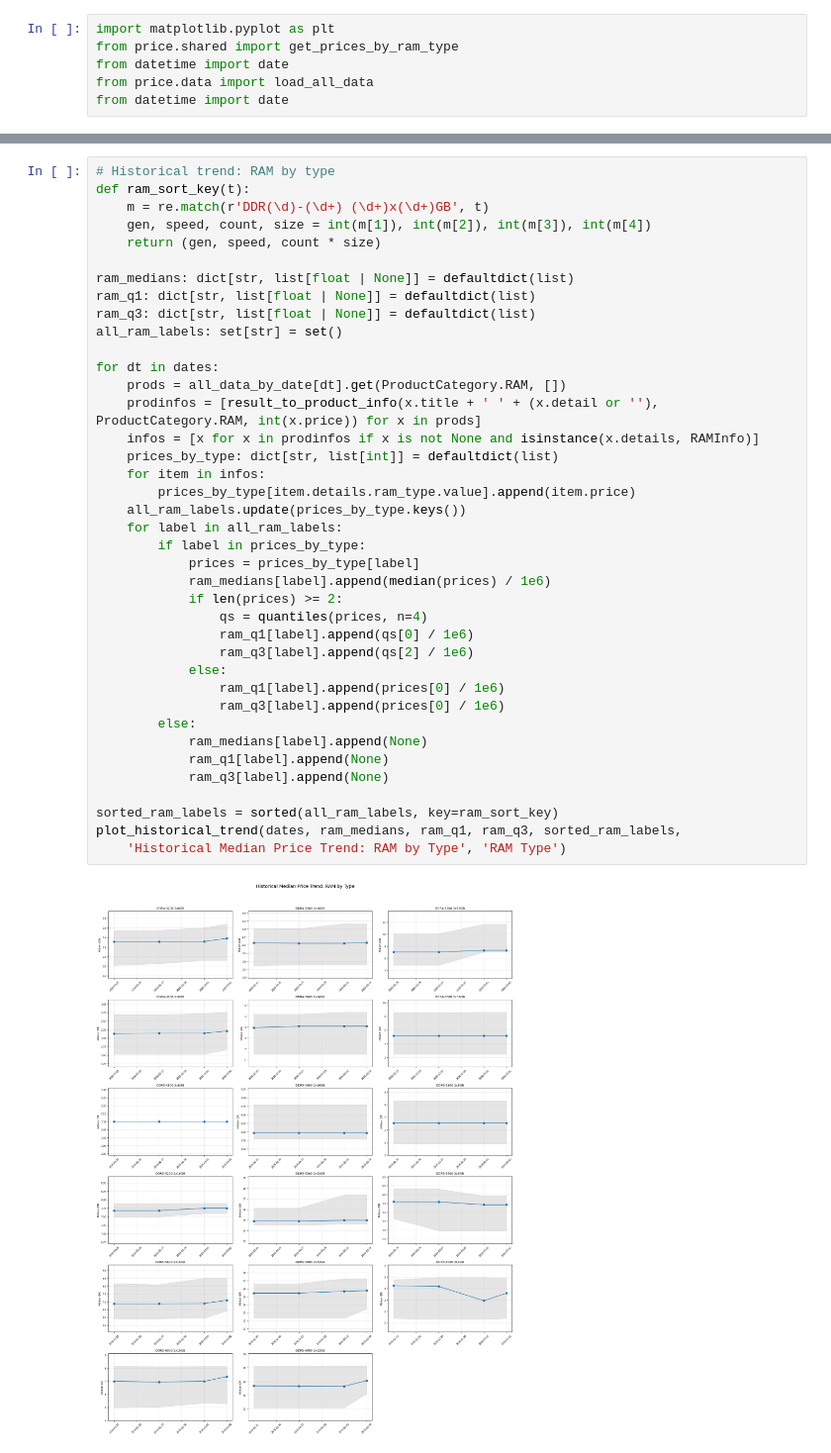
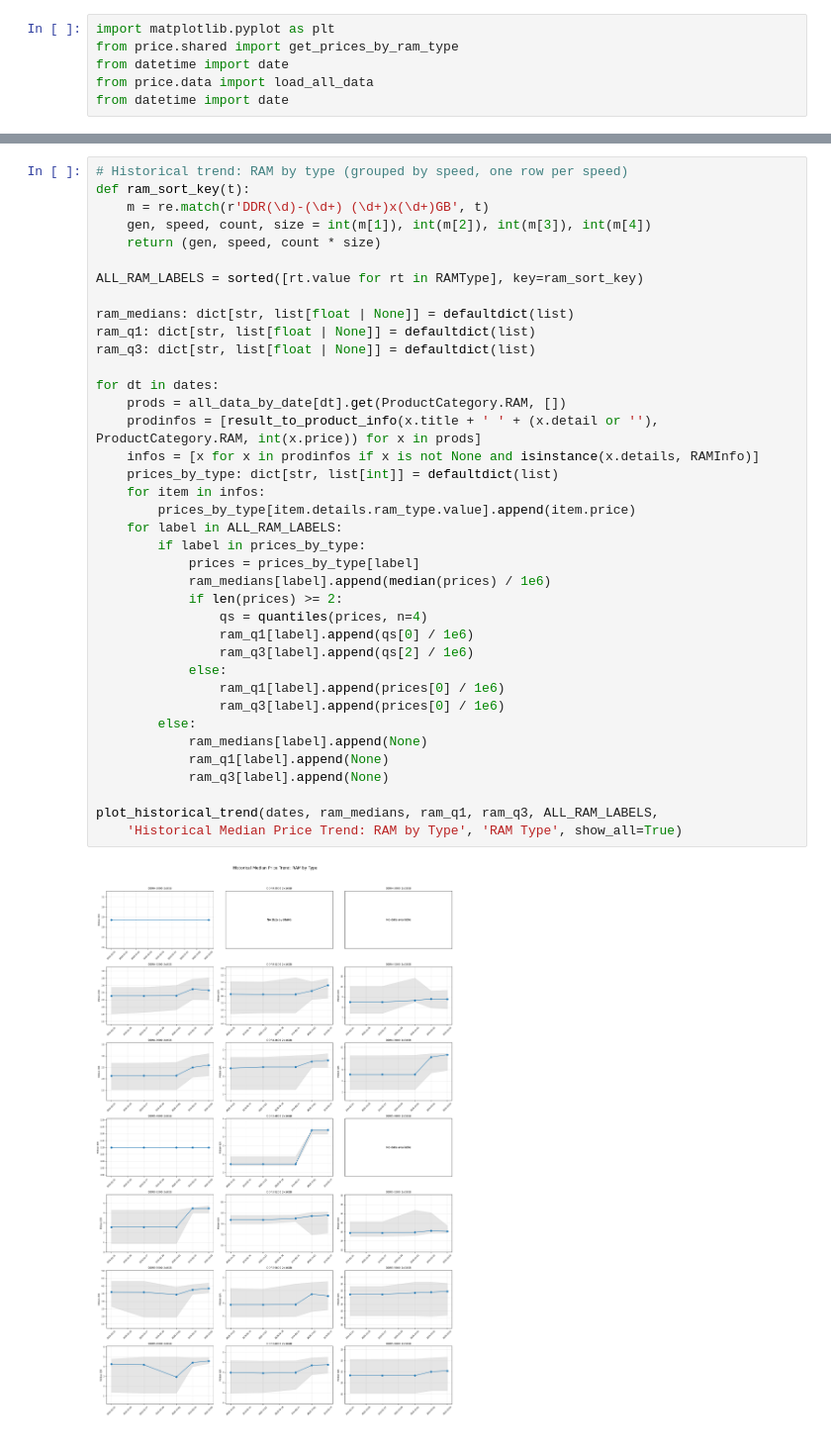
Before and after one commit to rorre/price-track, a Jupyter notebook: analysis.ipynb, the cells around one changed output, grey strips where cells are left out. Shown at 99% size. Drawn from its saved outputs; the diff is of its cells as text.

```diff
--- a/analysis.ipynb
+++ b/analysis.ipynb
@@ -454,42 +559,41 @@ def plot_historical_trend(dates, medians_by_subcategory, q1_by_subcategory, q3_b
 # %%
-# Historical trend: RAM by type
+# Historical trend: RAM by type (grouped by speed, one row per speed)
 def ram_sort_key(t):
     m = re.match(r'DDR(\d)-(\d+) (\d+)x(\d+)GB', t)
     gen, speed, count, size = int(m[1]), int(m[2]), int(m[3]), int(m[4])
     return (gen, speed, count * size)
 
+ALL_RAM_LABELS = sorted([rt.value for rt in RAMType], key=ram_sort_key)
+
 ram_medians: dict[str, list[float | None]] = defaultdict(list)
 ram_q1: dict[str, list[float | None]] = defaultdict(list)
 ram_q3: dict[str, list[float | None]] = defaultdict(list)
-all_ram_labels: set[str] = set()
 
 for dt in dates:
     prods = all_data_by_date[dt].get(ProductCategory.RAM, [])
     prodinfos = [result_to_product_info(x.title + ' ' + (x.detail or ''), ProductCategory.RAM, int(x.price)) for x in prods]
     infos = [x for x in prodinfos if x is not None and isinstance(x.details, RAMInfo)]
     prices_by_type: dict[str, list[int]] = defaultdict(list)
     for item in infos:
         prices_by_type[item.details.ram_type.value].append(item.price)
-    all_ram_labels.update(prices_by_type.keys())
-    for label in all_ram_labels:
+    for label in ALL_RAM_LABELS:
         if label in prices_by_type:
             prices = prices_by_type[label]
             ram_medians[label].append(median(prices) / 1e6)
             if len(prices) >= 2:
                 qs = quantiles(prices, n=4)
                 ram_q1[label].append(qs[0] / 1e6)
                 ram_q3[label].append(qs[2] / 1e6)
             else:
                 ram_q1[label].append(prices[0] / 1e6)
                 ram_q3[label].append(prices[0] / 1e6)
         else:
             ram_medians[label].append(None)
             ram_q1[label].append(None)
             ram_q3[label].append(None)
 
-sorted_ram_labels = sorted(all_ram_labels, key=ram_sort_key)
-plot_historical_trend(dates, ram_medians, ram_q1, ram_q3, sorted_ram_labels,
-    'Historical Median Price Trend: RAM by Type', 'RAM Type')
+plot_historical_trend(dates, ram_medians, ram_q1, ram_q3, ALL_RAM_LABELS,
+    'Historical Median Price Trend: RAM by Type', 'RAM Type', show_all=True)
 # %% [output]
-[figure, old version]
+[figure, new version]
 # %%
```
Also changed, not shown: parts of 11 cells of this notebook.
